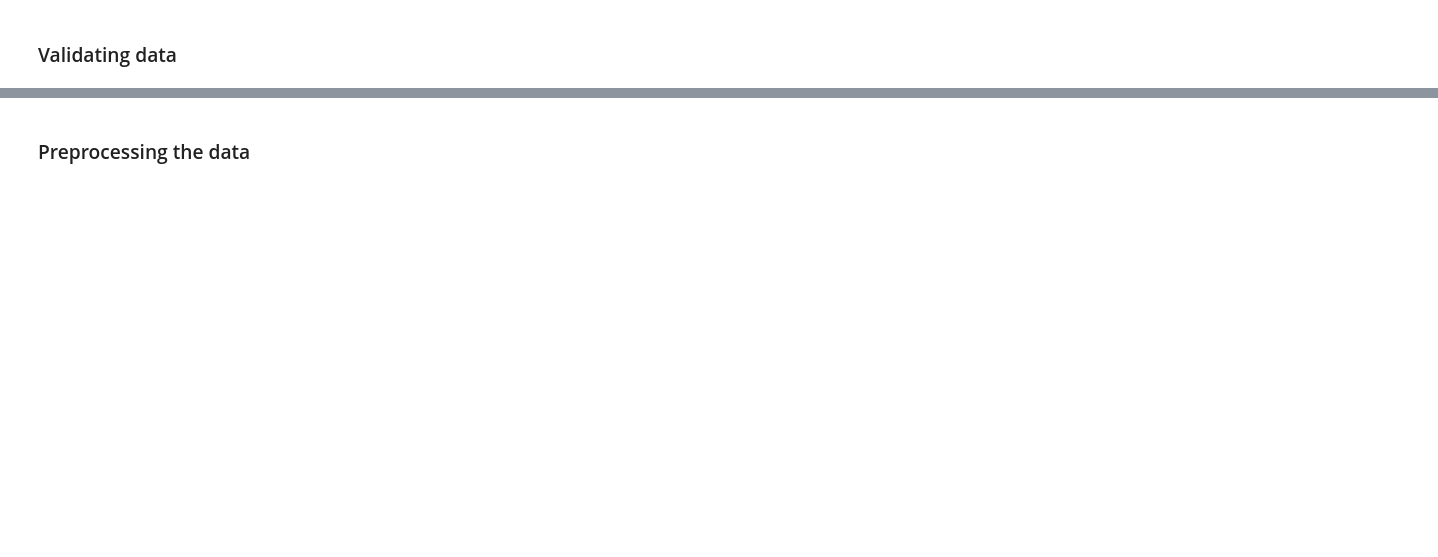
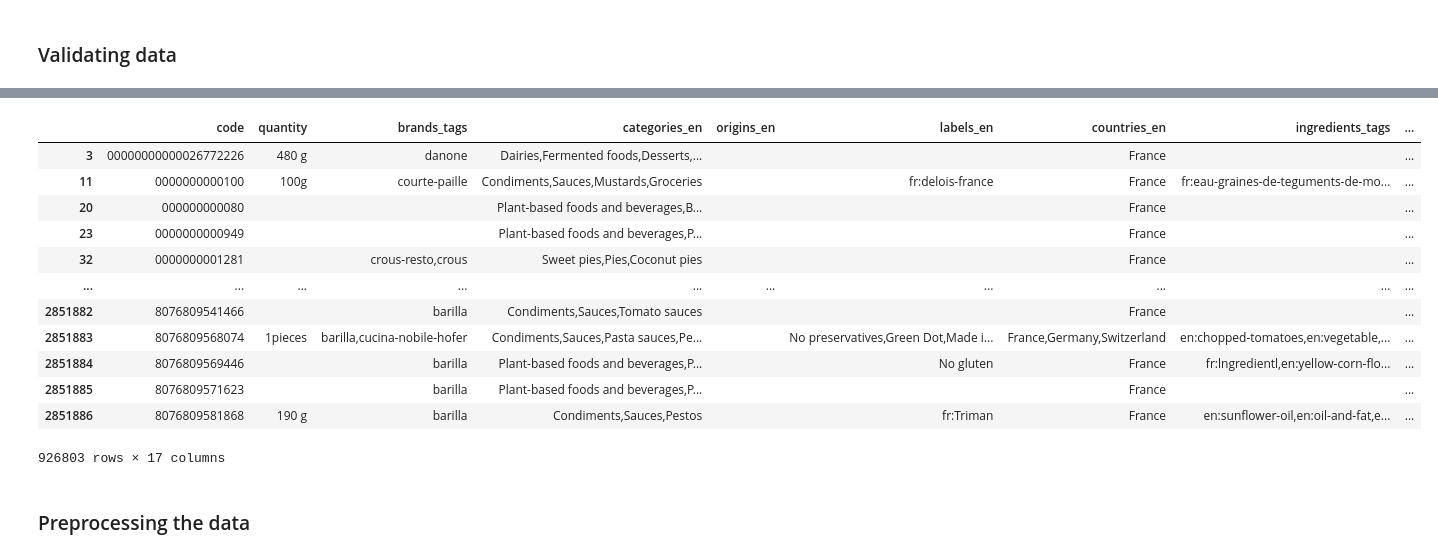
Before and after one commit to just-ary27/IBM312, a Jupyter notebook: src/assignment.ipynb, the cells around one changed output, grey strips where cells are left out. Drawn from its saved outputs; the diff is of its cells as text; code cells hidden in the pictures; blank space fills up the shorter version.

```diff
--- a/src/assignment.ipynb
+++ b/src/assignment.ipynb
@@ -67,14 +43,28 @@ data.head(11)
 # %%
+data = data.loc[data['energy-kcal_100g'] != np.nan]
 data["serving_quantity"] = data["serving_quantity"].fillna(0.0)
 data["product_quantity"] = data["product_quantity"].fillna(0.0)
 data["energy-kcal_100g"] = data["energy-kcal_100g"].fillna(0.0)
 data["nutrition-score-fr_100g"] = data["nutrition-score-fr_100g"].fillna(0.0)
 data = data.fillna('')
 data = data.loc[data['nutriscore_grade'] != '']
 # data = data.loc[data['nutriscore_grade'] != '']
 # data = data.loc[data['nutriscore_grade'] != '']
-# data = data.loc[data['nutriscore_grade'] != '']
 data
+# %% [output]
+|  | code | quantity | brands_tags | categories_en | origins_en | labels_en | countries_en | ingredients_tags | ... |
+| 3 | 00000000000026772226 | 480 g | danone | Dairies,Fermented foods,Desserts,... |  |  | France |  | ... |
+| 11 | 0000000000100 | 100g | courte-paille | Condiments,Sauces,Mustards,Groceries |  | fr:delois-france | France | fr:eau-graines-de-teguments-de-mo... | ... |
+| 20 | 000000000080 |  |  | Plant-based foods and beverages,B... |  |  | France |  | ... |
+| 23 | 0000000000949 |  |  | Plant-based foods and beverages,P... |  |  | France |  | ... |
+| 32 | 0000000001281 |  | crous-resto,crous | Sweet pies,Pies,Coconut pies |  |  | France |  | ... |
+| ... | ... | ... | ... | ... | ... | ... | ... | ... | ... |
+| 2851882 | 8076809541466 |  | barilla | Condiments,Sauces,Tomato sauces |  |  | France |  | ... |
+| 2851883 | 8076809568074 | 1pieces | barilla,cucina-nobile-hofer | Condiments,Sauces,Pasta sauces,Pe... |  | No preservatives,Green Dot,Made i... | France,Germany,Switzerland | en:chopped-tomatoes,en:vegetable,... | ... |
+| 2851884 | 8076809569446 |  | barilla | Plant-based foods and beverages,P... |  | No gluten | France | fr:lngredientl,en:yellow-corn-flo... | ... |
+| 2851885 | 8076809571623 |  | barilla | Plant-based foods and beverages,P... |  |  | France |  | ... |
+| 2851886 | 8076809581868 | 190 g | barilla | Condiments,Sauces,Pestos |  | fr:Triman | France | en:sunflower-oil,en:oil-and-fat,e... | ... |
+926803 rows × 17 columns
 # %% [markdown]
 ### Preprocessing the data
 # %%
```
Also changed, not shown: parts of 18 cells of this notebook, 2 other files.
